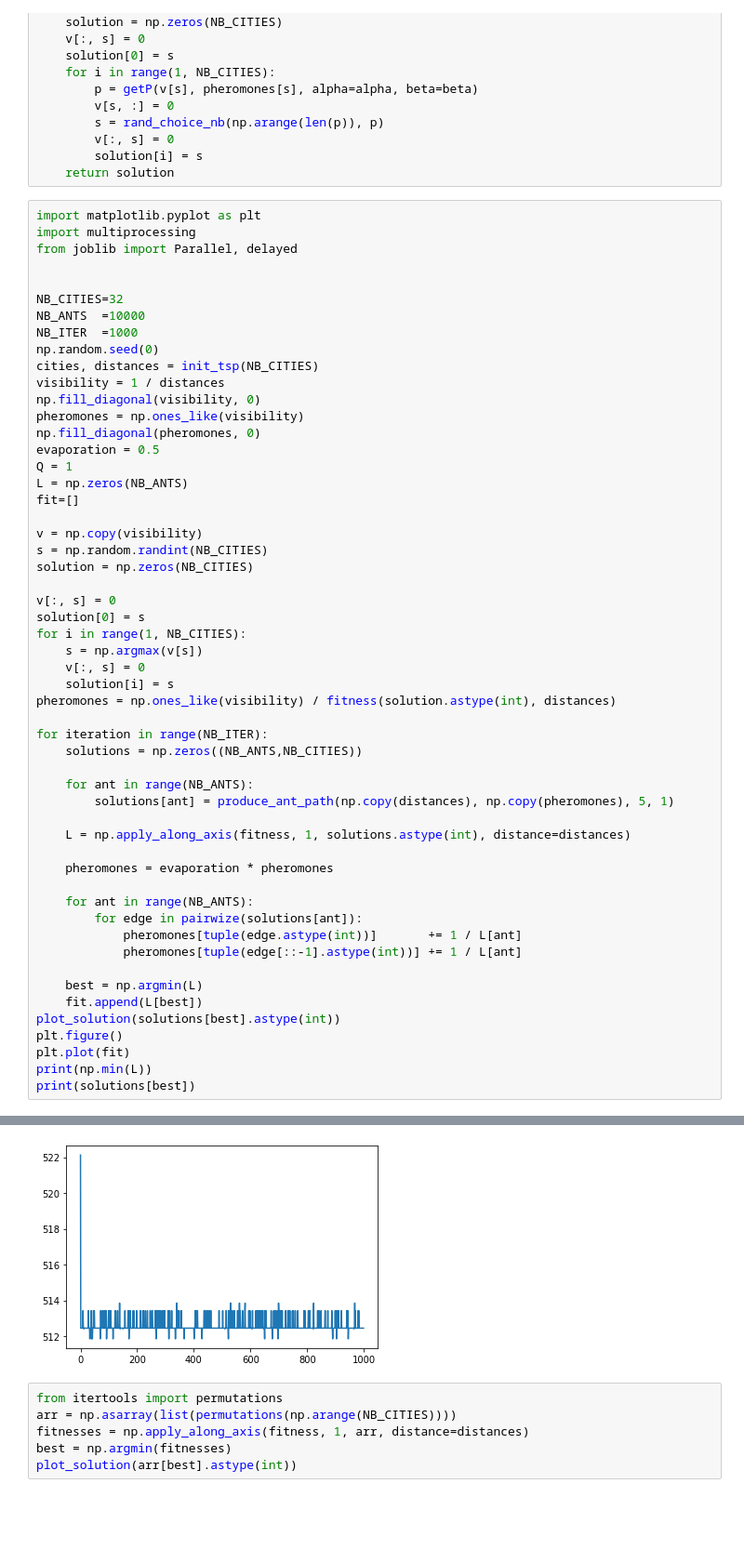
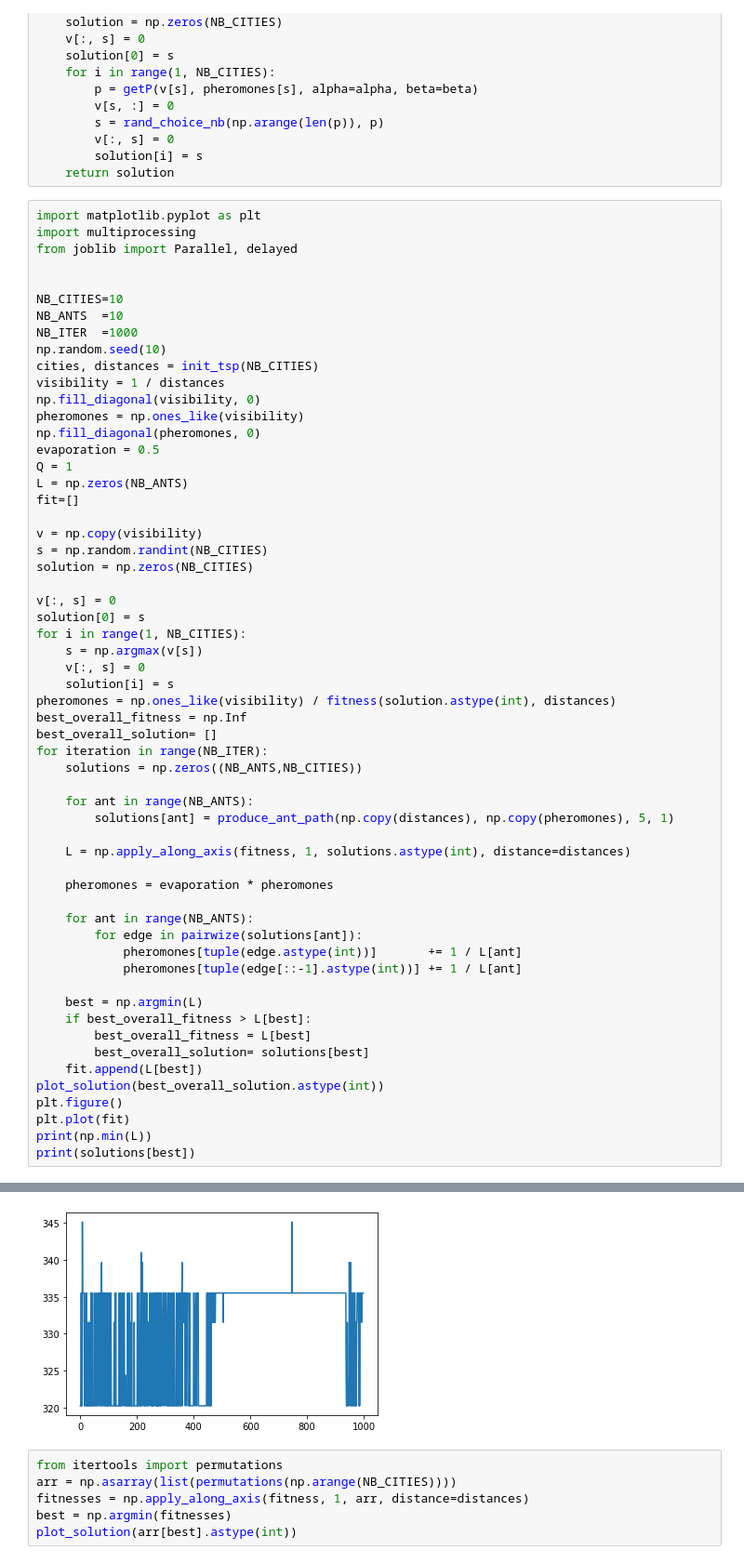
Before and after one commit to xetqL/TSP-AC, a Jupyter notebook: TSP-AC.ipynb, the cells around one changed output, grey strips where cells are left out. Shown at 93% size. Saved outputs shown, nothing was run; the diff lists cells and outputs as text; blank space fills up the shorter version.

```diff
--- a/TSP-AC.ipynb
+++ b/TSP-AC.ipynb
@@ -99,10 +99,10 @@ import multiprocessing
 from joblib import Parallel, delayed
 
 
-NB_CITIES=32
-NB_ANTS  =10000
+NB_CITIES=10
+NB_ANTS  =10
 NB_ITER  =1000
-np.random.seed(0)
+np.random.seed(10)
 cities, distances = init_tsp(NB_CITIES)
 visibility = 1 / distances
 np.fill_diagonal(visibility, 0)
@@ -124,7 +124,8 @@ for i in range(1, NB_CITIES):
     v[:, s] = 0
     solution[i] = s
 pheromones = np.ones_like(visibility) / fitness(solution.astype(int), distances)
-
+best_overall_fitness = np.Inf
+best_overall_solution= []
 for iteration in range(NB_ITER):
     solutions = np.zeros((NB_ANTS,NB_CITIES))
 
@@ -141,8 +142,11 @@ for iteration in range(NB_ITER):
             pheromones[tuple(edge[::-1].astype(int))] += 1 / L[ant]
 
     best = np.argmin(L)
+    if best_overall_fitness > L[best]:
+        best_overall_fitness = L[best]
+        best_overall_solution= solutions[best]
     fit.append(L[best])
-plot_solution(solutions[best].astype(int))
+plot_solution(best_overall_solution.astype(int))
 plt.figure()
 plt.plot(fit)
 print(np.min(L))
@@ -155,4 +158,4 @@ print(solutions[best])
-[figure, old version]
+[figure, new version]
 # %%
 from itertools import permutations
 arr = np.asarray(list(permutations(np.arange(NB_CITIES))))
```
Also changed, not shown: parts of 1 cell of this notebook, 1 other file.
